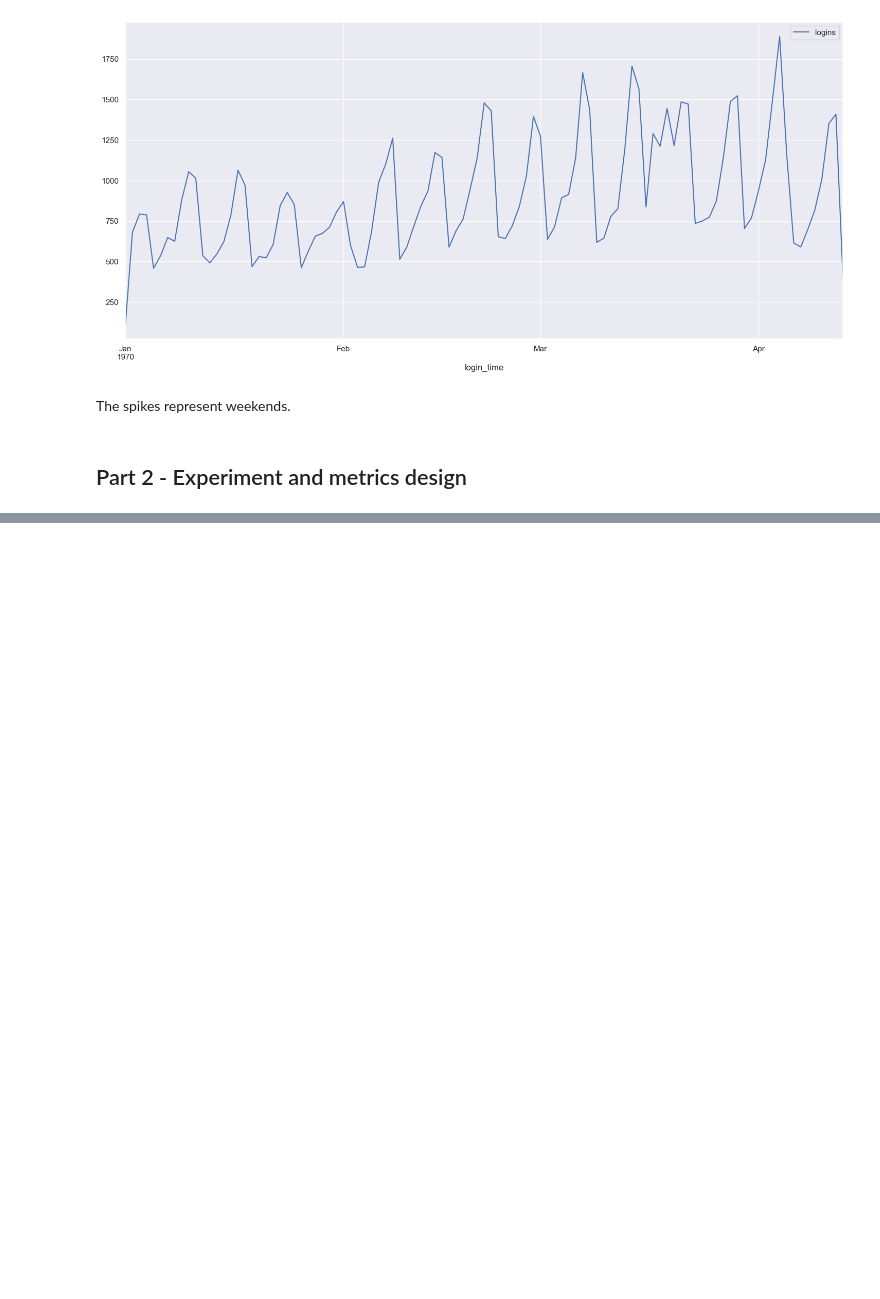
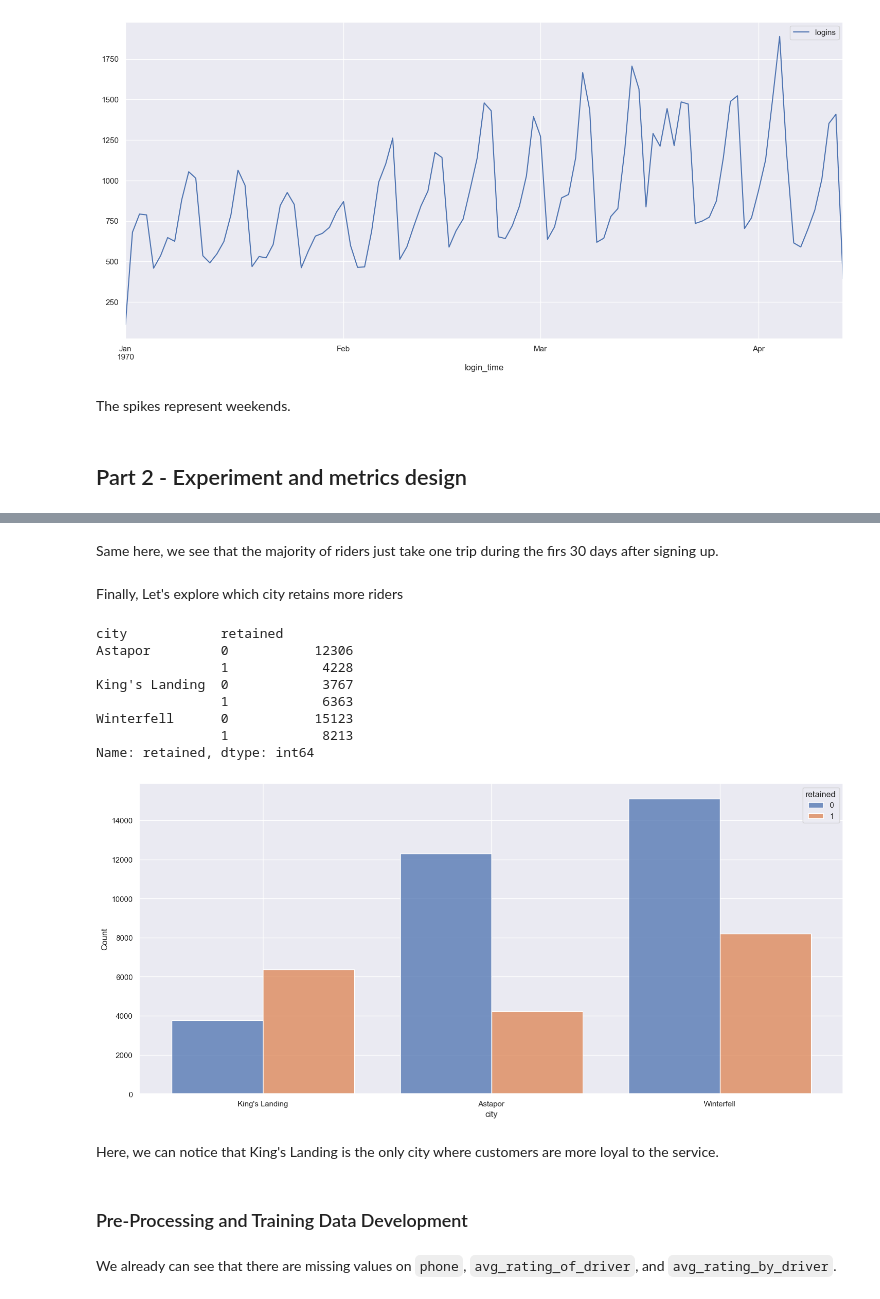
Before and after one commit to rcepedaraza/ultimate-technologies-take-home-challenge, a Jupyter notebook: data-analysis-interview-challenge.ipynb, the cells around one changed output, grey strips where cells are left out. Cells and saved outputs as stored; diff of their text form; code cells hidden in the pictures; blank space fills up the shorter version.

```diff
--- a/data-analysis-interview-challenge.ipynb
+++ b/data-analysis-interview-challenge.ipynb
@@ -205,0 +363,23 @@ If we get to reject the Ho, we can say that reimbursing toll costs is making dri
+# %% [markdown]
+Same here, we see that the majority of riders just take one trip during the firs 30 days after signing up.
+# %% [markdown]
+Finally, Let's explore which city retains more riders
+# %%
+sns.histplot(data=dataset, x='city', hue='retained', shrink=0.8, multiple='dodge')
+print(dataset.groupby(by='city')['retained'].value_counts().sort_index())
+# %% [output]
+city            retained
+Astapor         0           12306
+                1            4228
+King's Landing  0            3767
+                1            6363
+Winterfell      0           15123
+                1            8213
+Name: retained, dtype: int64
+[figure, added]
+# %% [markdown]
+Here, we can notice that King's Landing is the only city where customers are more loyal to the service.
+# %% [markdown]
+### Pre-Processing and Training Data Development
+# %% [markdown]
+We already can see that there are missing values on `phone`, `avg_rating_of_driver`, and `avg_rating_by_driver`.
```
Also changed, not shown: parts of 41 cells of this notebook.
